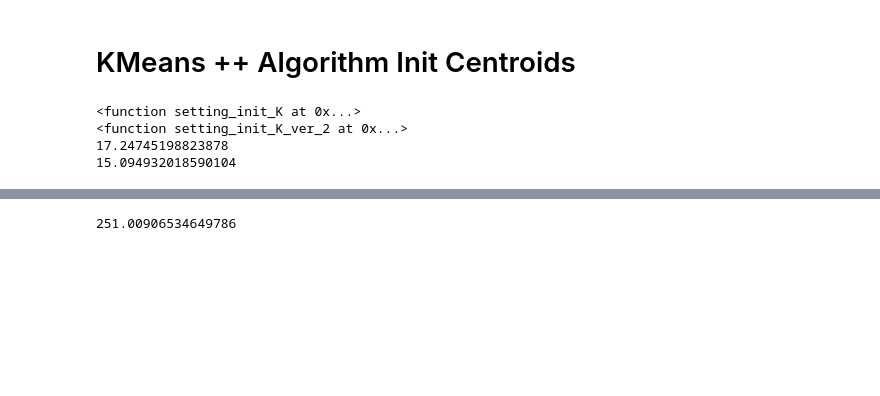
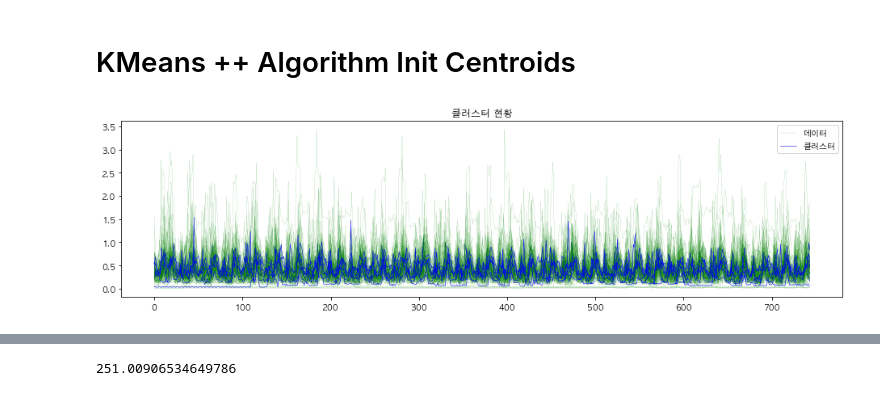
Before and after one commit to formegusto/distribution-public-fee, a Jupyter notebook: pt3.그룹별 (Pattern Based) 가격분배.ipynb, the cells around one changed output, grey strips where cells are left out. Drawn from its saved outputs; the diff is of its cells as text; code cells hidden in the pictures; blank space fills up the shorter version.

```diff
--- a/pt3.그룹별 (Pattern Based) 가격분배.ipynb
+++ b/pt3.그룹별 (Pattern Based) 가격분배.ipynb
@@ -114,15 +117,9 @@ from sklearn.metrics import euclidean_distances as euc
 from src.KMeans import KMeans
 
 kmeans_1 = KMeans(datas=m_60_1.T.values, ver=1)
-kmeans_1.init_setting()
-
-kmeans_2 = KMeans(datas=m_60_1.T.values)
-kmeans_2.init_setting()
-
-print(euc(kmeans_1.clusters_, kmeans_1.clusters_).mean())
-print(euc(kmeans_2.clusters_, kmeans_2.clusters_).mean())
+kmeans_2 = KMeans(datas=m_60_1.T.values, ver=3)
-# %% [output]
-<function setting_init_K at 0x...>
-<function setting_init_K_ver_2 at 0x...>
-17.24745198823878
-15.094932018590104
+# %%
+kmeans_1.init_setting()
+kmeans_1.draw_all_plot()
+# %% [output]
+[figure, added]
```
Also changed, not shown: parts of 6 cells of this notebook, 3 other files.
